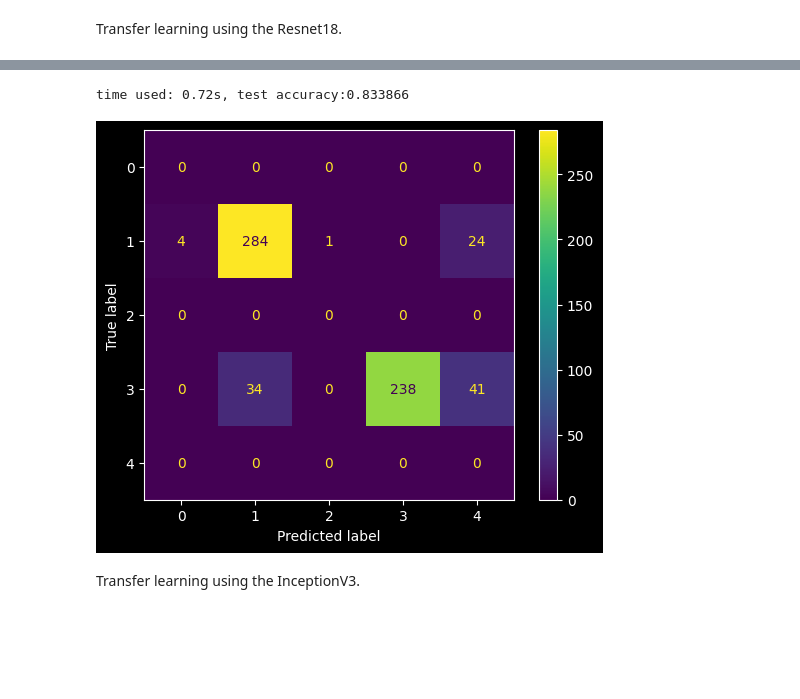
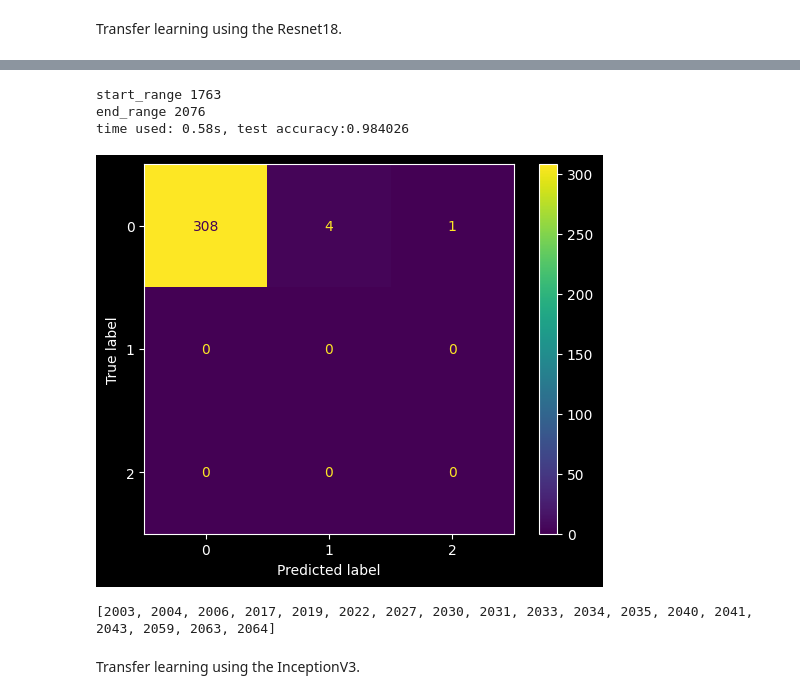
Before and after one commit to ChenhuaFan/641-541-Final-Project, a Jupyter notebook: CNNs_training.ipynb, the cells around one changed output, grey strips where cells are left out. Saved outputs shown, nothing was run; the diff lists cells and outputs as text; code cells hidden in the pictures; blank space fills up the shorter version.

```diff
--- a/CNNs_training.ipynb
+++ b/CNNs_training.ipynb
@@ -221,6 +221,28 @@ def train(model, data_loader, criterion, optimizer, scheduler):
 
     return running_loss / len(data_loader)
 
+def same_values(arr1, arr2):
+    # Zip together the two arrays
+    zipped = zip(arr1, arr2)
+
+    # Iterate over the zipped array and check if the values are the same
+    new_arr = [val1 == val2 for val1, val2 in zipped]
+
+    return new_arr
+
+def add_to_result(src, tgt):
+    result = []
+    # Iterate over the source array
+    for i, val in enumerate(src):
+        # If the value of src is False, continue
+        if not val:
+            continue
+
+        # If the value of tgt is False, add the current index + 1763 to the result array
+        if not tgt[i]:
+            result.append(i + 1763)
+
+    return result
 
 def test(model, dataloader):
     correct = 0
@@ -246,7 +268,7 @@ def test(model, dataloader):
     disp = ConfusionMatrixDisplay(confusion_matrix=cm)
     disp.plot()
 
-    return correct/total
+    return correct/total, same_values(y, y_pre)
 # %%
 no_transform = transforms.Compose(
     [transforms.ToTensor(),
@@ -591,7 +620,7 @@ run = client.create_run(experiment_id='1')
 
 mlflow.pytorch.autolog()
 
-testset = ASLDataset('test',transform=transform, local_classes=['E', 'S'], scource=False) #
+testset = ASLDataset('test',transform=transform, local_classes=['E'], scource=False) #
 testloader = torch.utils.data.DataLoader(testset, batch_size=64,
                                          shuffle=False, num_workers=2)
 
@@ -604,7 +633,7 @@ resnet.to(device)
 
 start_time = time.time()
 # train_loss = train(resnet, trainloader, criterion_t_r, optimizer_t_r, scheduler_t_r)
-test_acc = test(resnet, testloader)
+test_acc, source_arr = test(resnet, testloader)
 
 client.log_metric(run.info.run_id, "test_acc", test_acc)
 
@@ -614,5 +643,13 @@ print(f'time used: {time.time()-start_time:.2f}s, test accuracy:{test_acc:.6f}')
-time used: 0.72s, test accuracy:0.833866
+start_range 1763
+end_range 2076
+time used: 0.58s, test accuracy:0.984026
-[figure, old version]
+[figure, new version]
+# %%
+diff = add_to_result(source_arr, target_arr)
+
+print(diff)
+# %% [output]
+[2003, 2004, 2006, 2017, 2019, 2022, 2027, 2030, 2031, 2033, 2034, 2035, 2040, 2041, 2043, 2059, 2063, 2064]
 # %% [markdown]
 Transfer learning using the InceptionV3.
 # %%
```
Also changed, not shown: parts of 3 cells of this notebook, 2 other files.
